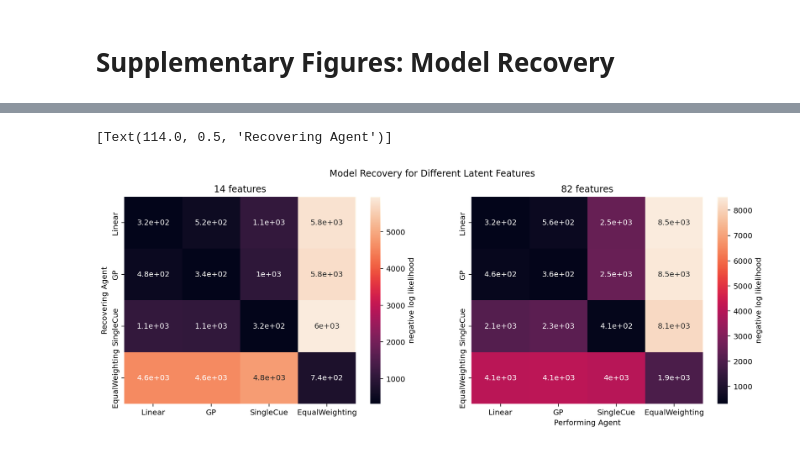
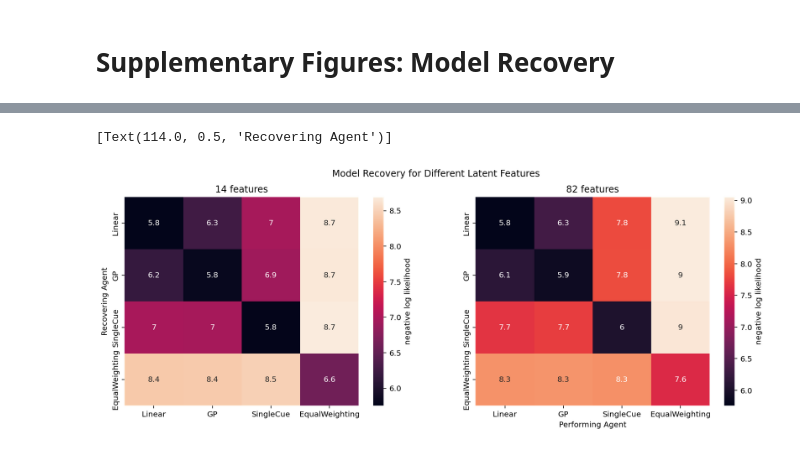
Before and after one commit to candemircan/THINGSDecisions, a Jupyter notebook: src/Py/Plots.ipynb, the cells around one changed output, grey strips where cells are left out. Drawn from its saved outputs; the diff is of its cells as text; code cells hidden in the pictures.

```diff
--- a/src/Py/Plots.ipynb
+++ b/src/Py/Plots.ipynb
@@ -23,6 +24,7 @@ fig, axes = plt.subplots(1, 3, figsize=(20,5))
 fig.suptitle('Model Recovery for Time Binned Data')
 for num,binned in enumerate(['b1','b2','b3']):
     binned_df =pd.io.parsers.read_csv(f"../../results/recovery_original_{binned}.csv",index_col=0)
+    binned_df = np.log(binned_df)
     sns.heatmap(binned_df.T,ax=axes[num],annot=True,cbar_kws={'label': 'negative log likelihood'})
     axes[num].set_title(binned)
 
@@ -44,13 +46,14 @@ Text(32.99999999999999, 0.5, 'Recovering Agent')
 # %%
 fig, axes = plt.subplots(1, 2, figsize=(15,5))
 fig.suptitle('Model Recovery for Different Latent Features')
 for num,feats in enumerate(['14','82']):
     binned_df =pd.io.parsers.read_csv(f"../../results/recovery_{feats}.csv",index_col=0)
+    binned_df = np.log(binned_df)
     sns.heatmap(binned_df.T,ax=axes[num],annot=True,cbar_kws={'label': 'negative log likelihood'})
     axes[num].set_title(f'{feats} features')
 
 plt.setp(axes[1], xlabel='Performing Agent')
 plt.setp(axes[0], ylabel='Recovering Agent')
 # %% [output]
 [Text(114.0, 0.5, 'Recovering Agent')]
-[figure, old version]
+[figure, new version]
```
Also changed, not shown: parts of 4 cells of this notebook, 2 other files.
